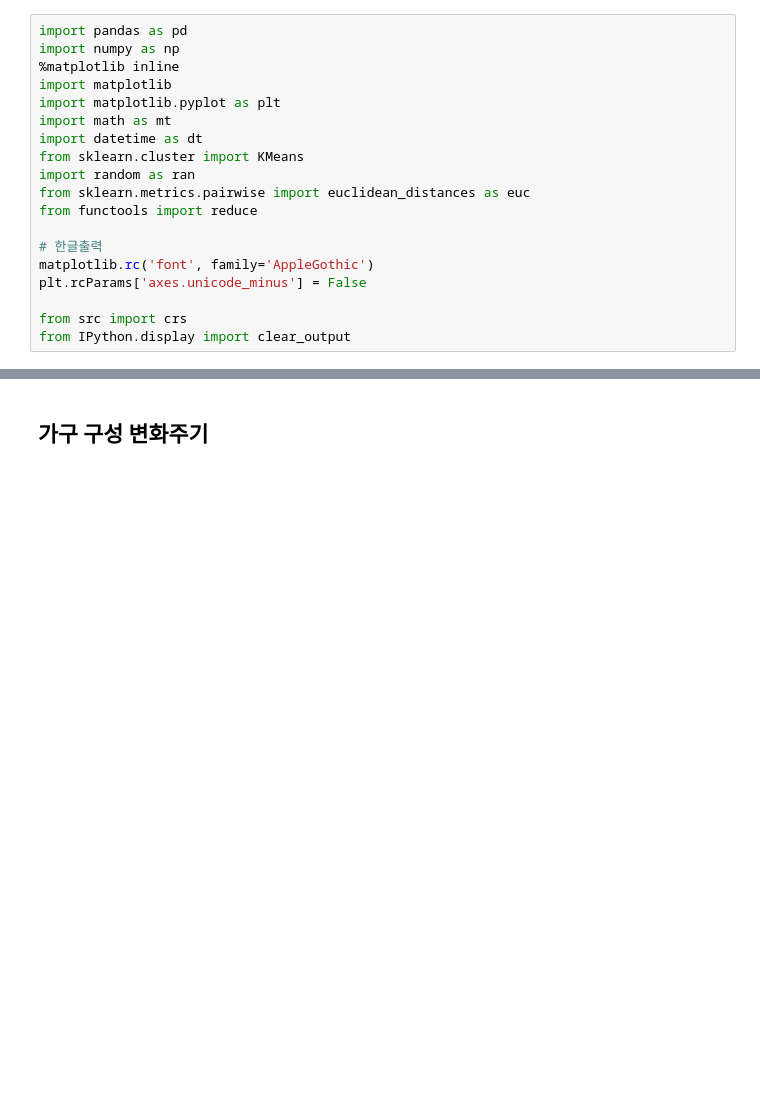
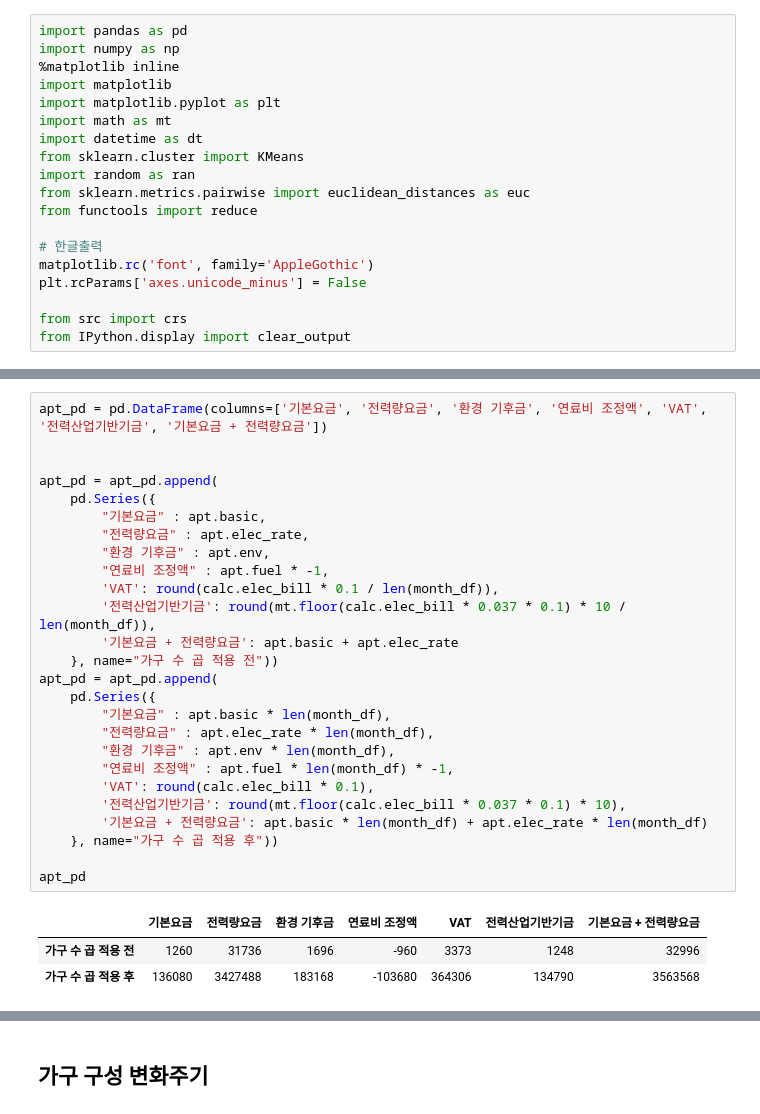
Before and after one commit to formegusto/what-is-public-fee, a Jupyter notebook: 공동설비사용요금은 어떻게 구성되는가?.ipynb, the cells around one changed output, grey strips where cells are left out. Cells and saved outputs as stored; diff of their text form; blank space fills up the shorter version.

```diff
--- a/공동설비사용요금은 어떻게 구성되는가?.ipynb
+++ b/공동설비사용요금은 어떻게 구성되는가?.ipynb
@@ -50,0 +89,30 @@ m.head()
+# %%
+apt_pd = pd.DataFrame(columns=['기본요금', '전력량요금', '환경 기후금', '연료비 조정액', 'VAT', '전력산업기반기금', '기본요금 + 전력량요금'])
+
+
+apt_pd = apt_pd.append(
+    pd.Series({
+        "기본요금" : apt.basic,
+        "전력량요금" : apt.elec_rate,
+        "환경 기후금" : apt.env,
+        "연료비 조정액" : apt.fuel * -1,
+        'VAT': round(calc.elec_bill * 0.1 / len(month_df)),
+        '전력산업기반기금': round(mt.floor(calc.elec_bill * 0.037 * 0.1) * 10 / len(month_df)),
+        '기본요금 + 전력량요금': apt.basic + apt.elec_rate
+    }, name="가구 수 곱 적용 전"))
+apt_pd = apt_pd.append(
+    pd.Series({
+        "기본요금" : apt.basic * len(month_df),
+        "전력량요금" : apt.elec_rate * len(month_df),
+        "환경 기후금" : apt.env * len(month_df),
+        "연료비 조정액" : apt.fuel * len(month_df) * -1,
+        'VAT': round(calc.elec_bill * 0.1),
+        '전력산업기반기금': round(mt.floor(calc.elec_bill * 0.037 * 0.1) * 10),
+        '기본요금 + 전력량요금': apt.basic * len(month_df) + apt.elec_rate * len(month_df)
+    }, name="가구 수 곱 적용 후"))
+
+apt_pd
+# %% [output]
+|  | 기본요금 | 전력량요금 | 환경 기후금 | 연료비 조정액 | VAT | 전력산업기반기금 | 기본요금 + 전력량요금 |
+| 가구 수 곱 적용 전 | 1260 | 31736 | 1696 | -960 | 3373 | 1248 | 32996 |
+| 가구 수 곱 적용 후 | 136080 | 3427488 | 183168 | -103680 | 364306 | 134790 | 3563568 |
```
Also changed, not shown: parts of 14 cells of this notebook, 6 other files.
